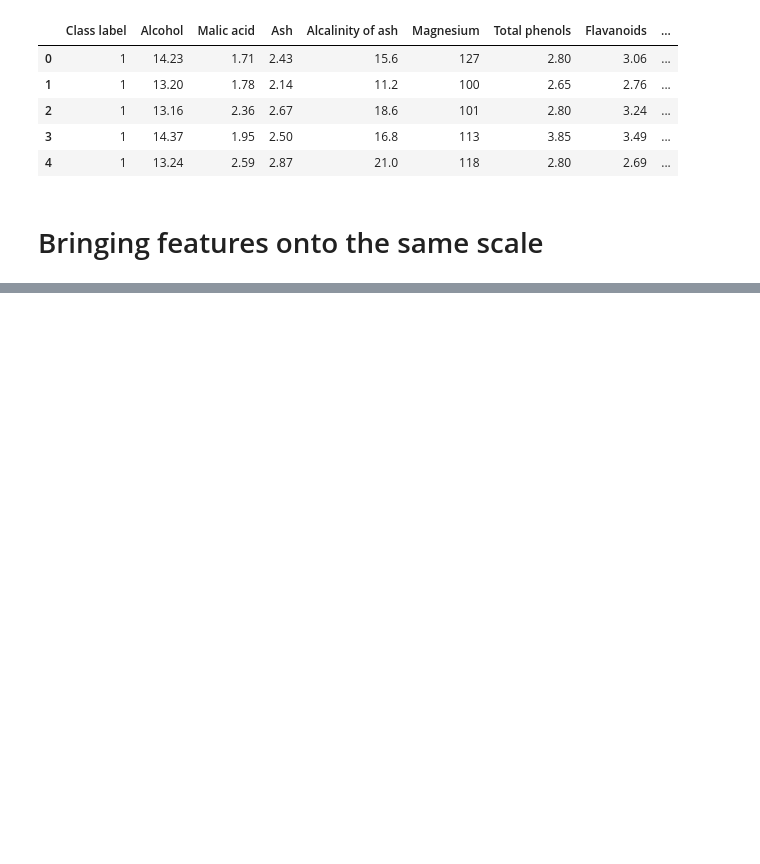
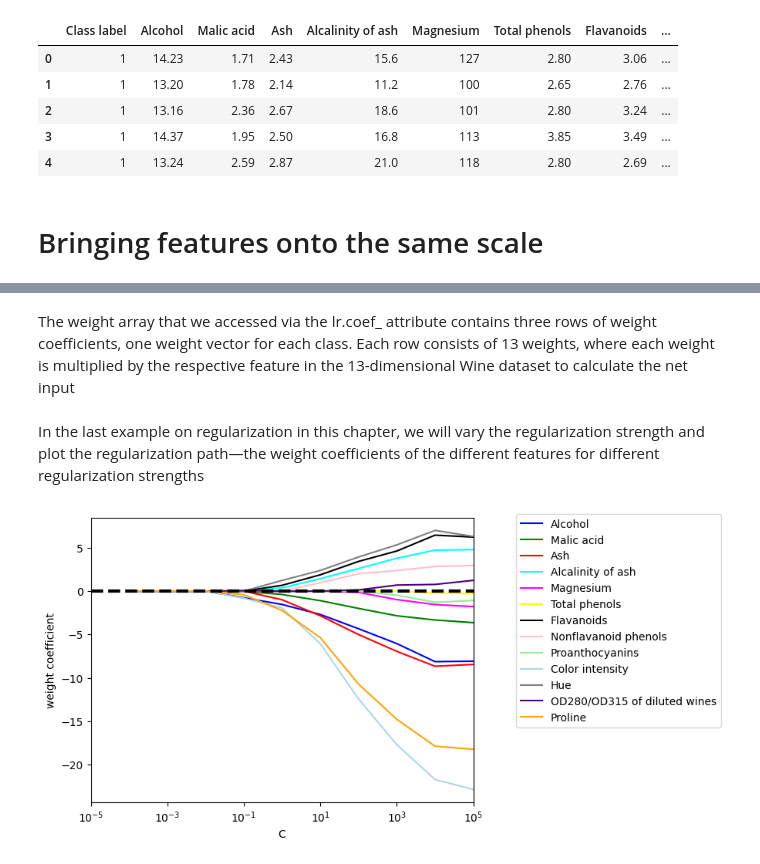
Before and after one commit to nargesghan/cs_internship_journey, a Jupyter notebook: building good training datasets(data preprocessing)/Building_Good_Training_Datasets_–_Data_Preprocessing.ipynb, the cells around one changed output, grey strips where cells are left out. Cells and saved outputs as stored; diff of their text form; code cells hidden in the pictures; blank space fills up the shorter version.

Commit message:
add l1 regularization for feature selection

```diff
--- a/building good training datasets(data preprocessing)/Building_Good_Training_Datasets_–_Data_Preprocessing.ipynb
+++ b/building good training datasets(data preprocessing)/Building_Good_Training_Datasets_–_Data_Preprocessing.ipynb
@@ -324,0 +329,5 @@ X_train, X_test, y_train, y_test =train_test_split(X, y, test_size=0.3, random_s
+# %%
+from sklearn.preprocessing import StandardScaler
+stdsc=StandardScaler()
+X_train_std=stdsc.fit_transform(X_train)
+X_test_std=stdsc.transform(X_test)
@@ -324,0 +345,6 @@ X_train, X_test, y_train, y_test =train_test_split(X, y, test_size=0.3, random_s
+# %%
+from sklearn.linear_model import LogisticRegression
+lr=LogisticRegression(penalty='l1', C=1.0, solver='liblinear', multi_class='ovr')
+lr.fit(X_train_std, y_train)
+print('Training accuracy:', lr.score(X_train_std, y_train))
+print('Test accuracy:', lr.score(X_test_std, y_test))
@@ -324,0 +375,39 @@ X_train, X_test, y_train, y_test =train_test_split(X, y, test_size=0.3, random_s
+# %% [markdown]
+The weight array that we accessed via the lr.coef_ attribute contains three rows of
+weight coefficients, one weight vector for each class. Each row consists of 13 weights,
+where each weight is multiplied by the respective feature in the 13-dimensional
+Wine dataset to calculate the net input
+# %% [markdown]
+In the last example on regularization in this chapter, we will vary the regularization
+strength and plot the regularization path—the weight coefficients of the different
+features for different regularization strengths
+# %%
+import matplotlib.pyplot as plt
+fig=plt.figure()
+ax=plt.subplot(111)
+colors = ['blue', 'green', 'red', 'cyan',
+           'magenta', 'yellow', 'black',
+           'pink', 'lightgreen', 'lightblue',
+           'gray', 'indigo', 'orange']
+weights, params= [],[]
+for c in np.arange(-4.0,6.0):
+  lr=LogisticRegression(penalty='l1', C=10.0**c, solver='liblinear', multi_class='ovr', random_state=0)
+  lr.fit(X_train_std, y_train)
+  weights.append(lr.coef_[1])
+  params.append(10**c)
+
+weights=np.array(weights)
+for column, color in zip(range(weights.shape[1]), colors):
+  plt.plot(params, weights[:, column],label=df_wine.columns[column+1],
+           color=color)
+
+plt.axhline(0, color='black', linestyle='--', linewidth=3)
+plt.xlim([10**(-5), 10**5])
+plt.ylabel('weight coefficient')
+plt.xlabel('C')
+plt.xscale('log')
+plt.legend(loc='upper left')
+ax.legend(loc='upper center', bbox_to_anchor=(1.38, 1.03), ncol=1, fancybox=True)
+plt.show()
+# %% [output]
+[figure, added]
```
Also changed, not shown: parts of 11 cells of this notebook.
